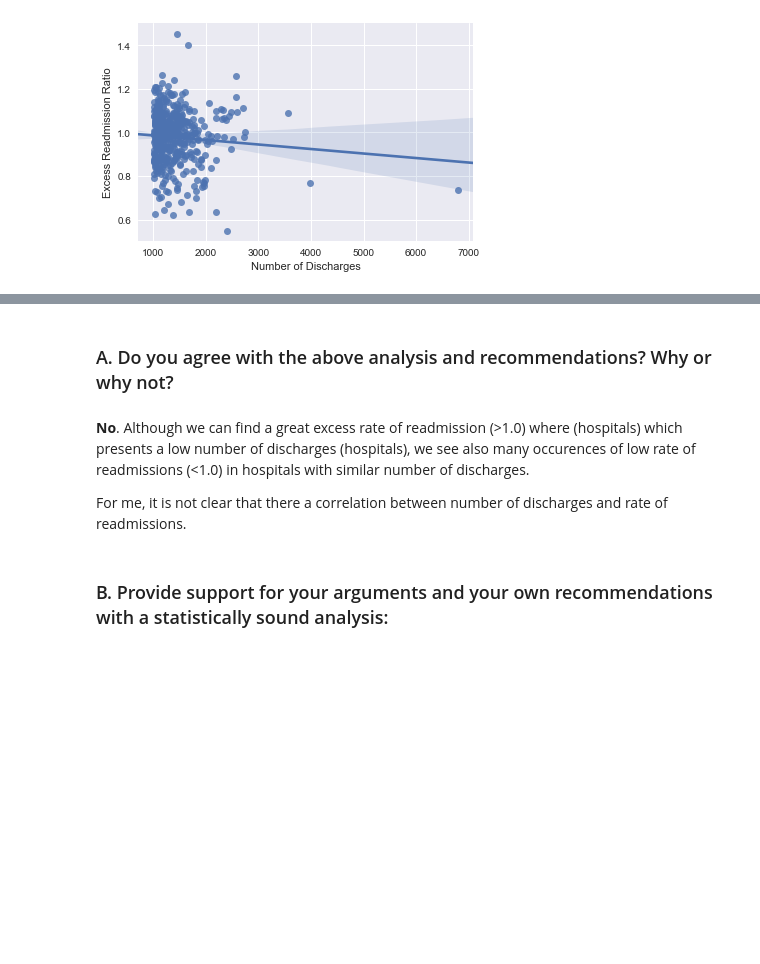
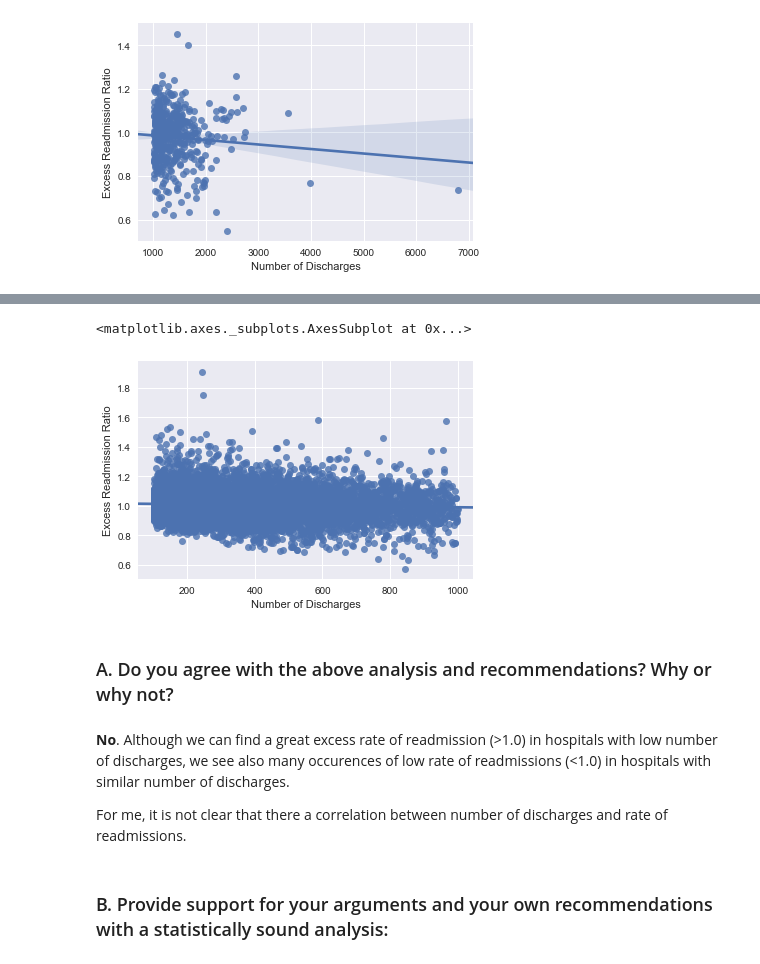
Before and after one commit to davicsilva/dsintensive, a Jupyter notebook: notebooks/eda-miniprojects/hospital_readmit/sliderule_dsi_inferential_statistics_exercise_3.ipynb, the cells around one changed output, grey strips where cells are left out. Cells and saved outputs as stored; diff of their text form; code cells hidden in the pictures; blank space fills up the shorter version.

Commit message:
update pre-analysis
Fix some formulas and graphics

```diff
--- a/notebooks/eda-miniprojects/hospital_readmit/sliderule_dsi_inferential_statistics_exercise_3.ipynb
+++ b/notebooks/eda-miniprojects/hospital_readmit/sliderule_dsi_inferential_statistics_exercise_3.ipynb
@@ -244,7 +293,13 @@ sns.regplot(x="Number of Discharges", y="Excess Readmission Ratio", data=df_disc
+# %%
+df_dischg_medium = clean_hospital_read_df[['Number of Discharges', 'Excess Readmission Ratio']].loc[(clean_hospital_read_df['Number of Discharges'] >= 100) & (clean_hospital_read_df['Number of Discharges'] <= 1000) & (clean_hospital_read_df['Excess Readmission Ratio'] > 0)]
+sns.regplot(x="Number of Discharges", y="Excess Readmission Ratio", data=df_dischg_medium)
+# %% [output]
+<matplotlib.axes._subplots.AxesSubplot at 0x...>
+[figure, added]
 # %% [markdown]
 ### A. Do you agree with the above analysis and recommendations? Why or why not?
 # %% [markdown]
-**No**. Although we can find a great excess rate of readmission (>1.0) where (hospitals) which presents a low number of discharges (hospitals), we see also many occurences of low rate of readmissions (<1.0) in hospitals with similar number of discharges.
+**No**. Although we can find a great excess rate of readmission (>1.0) in hospitals with low number of discharges, we see also many occurences of low rate of readmissions (<1.0) in hospitals with similar number of discharges.
 
 For me, it is not clear that there a correlation between number of discharges and rate of readmissions.
 # %% [markdown]
```
Also changed, not shown: parts of 7 cells of this notebook.
